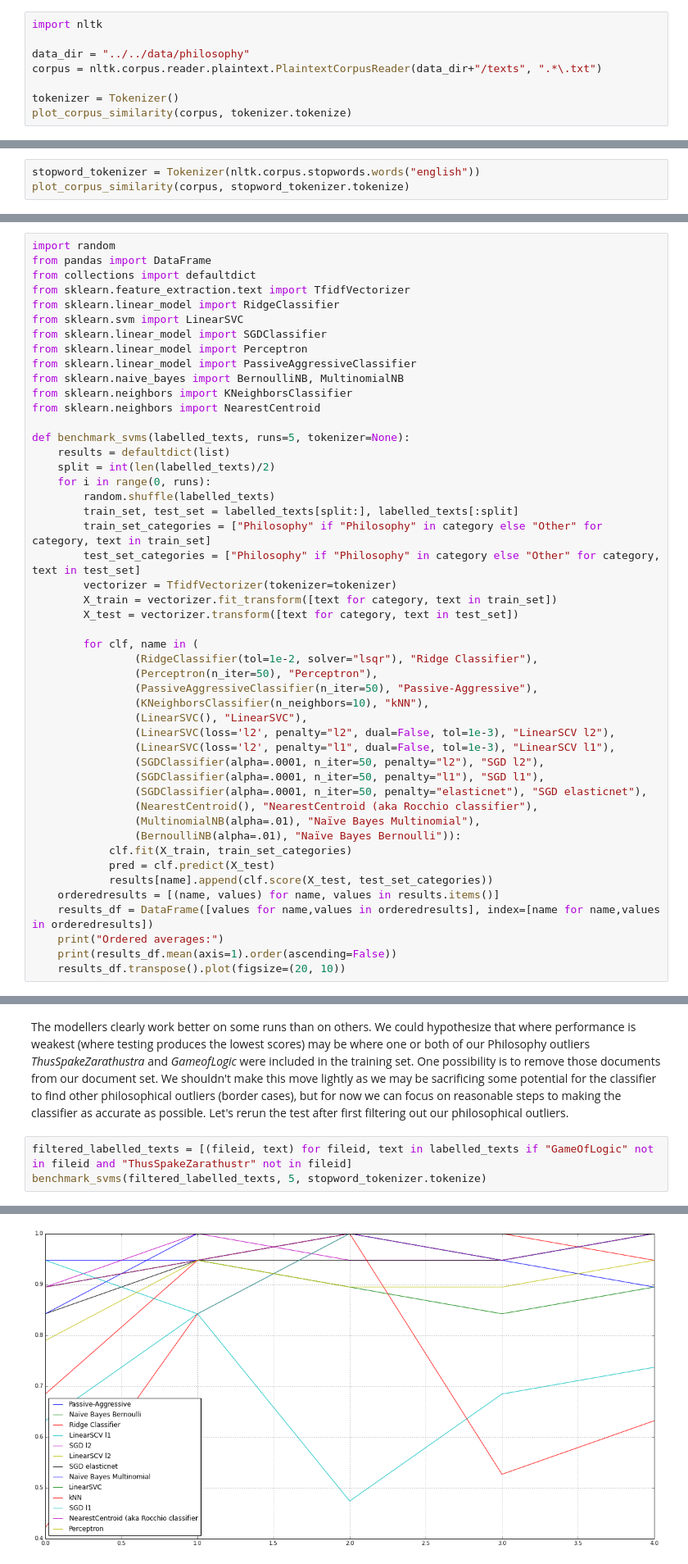
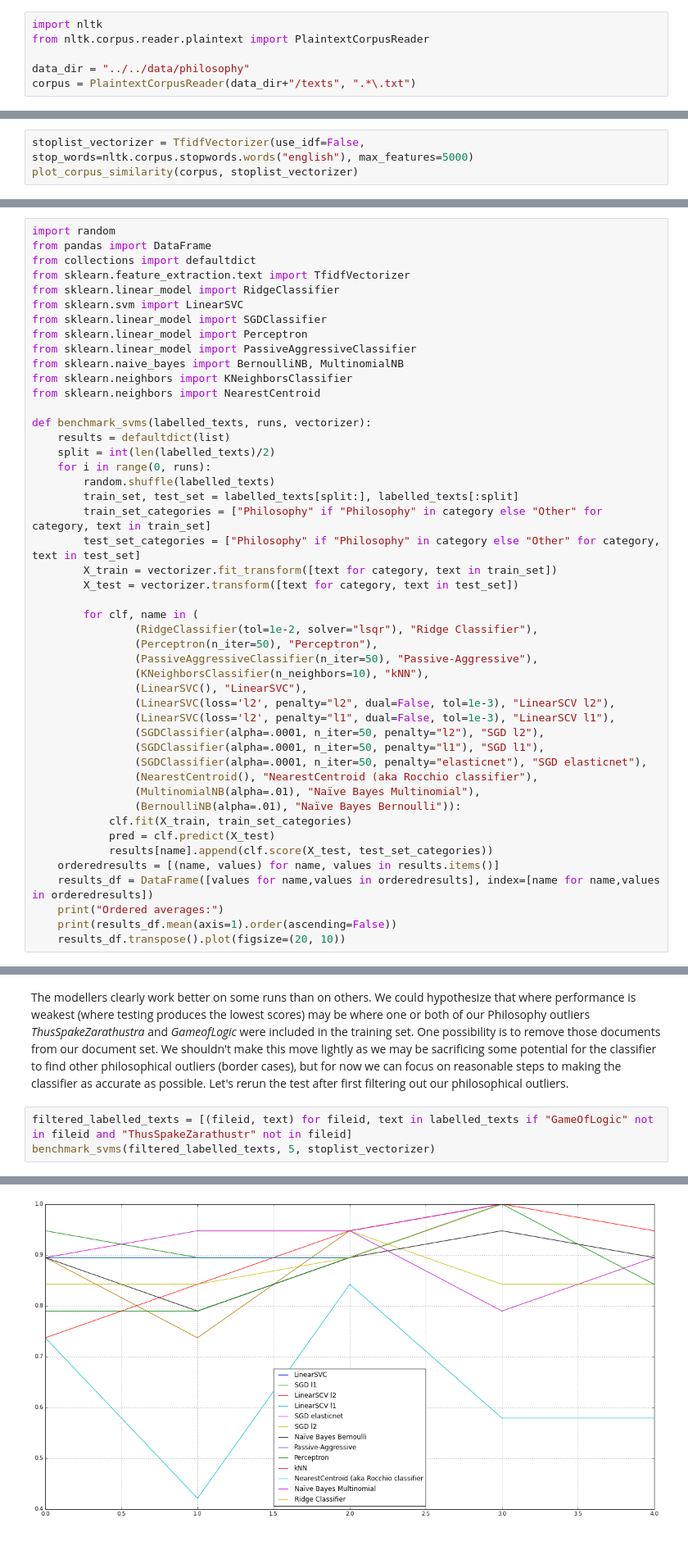
Before and after one commit to htrc/ACS-TT, a Jupyter notebook: tools/notebooks/ClassifyingPhilosophicalText.ipynb, the cells around one changed output, grey strips where cells are left out. Shown at 82% size. Drawn from its saved outputs; the diff is of its cells as text.

```diff
--- a/tools/notebooks/ClassifyingPhilosophicalText.ipynb
+++ b/tools/notebooks/ClassifyingPhilosophicalText.ipynb
@@ -74,8 +60,6 @@ We'll begin by loading our corpus (all the plain text file in the data/philosoph
 # %%
 import nltk
+from nltk.corpus.reader.plaintext import PlaintextCorpusReader
 
 data_dir = "../../data/philosophy"
-corpus = nltk.corpus.reader.plaintext.PlaintextCorpusReader(data_dir+"/texts", ".*\.txt")
-
-tokenizer = Tokenizer()
-plot_corpus_similarity(corpus, tokenizer.tokenize)
+corpus = PlaintextCorpusReader(data_dir+"/texts", ".*\.txt")
@@ -93,4 +82,4 @@ Let's repeat the experience now using English stopwords – this will remove com
 # %%
-stopword_tokenizer = Tokenizer(nltk.corpus.stopwords.words("english"))
-plot_corpus_similarity(corpus, stopword_tokenizer.tokenize)
+stoplist_vectorizer = TfidfVectorizer(use_idf=False, stop_words=nltk.corpus.stopwords.words("english"), max_features=5000)
+plot_corpus_similarity(corpus, stoplist_vectorizer)
 # %% [output]
@@ -155,7 +142,7 @@ from sklearn.naive_bayes import BernoulliNB, MultinomialNB
 from sklearn.neighbors import KNeighborsClassifier
 from sklearn.neighbors import NearestCentroid
 
-def benchmark_svms(labelled_texts, runs=5, tokenizer=None):
+def benchmark_svms(labelled_texts, runs, vectorizer):
     results = defaultdict(list)
     split = int(len(labelled_texts)/2)
     for i in range(0, runs):
@@ -163,7 +150,6 @@ def benchmark_svms(labelled_texts, runs=5, tokenizer=None):
         train_set, test_set = labelled_texts[split:], labelled_texts[:split]
         train_set_categories = ["Philosophy" if "Philosophy" in category else "Other" for category, text in train_set]
         test_set_categories = ["Philosophy" if "Philosophy" in category else "Other" for category, text in test_set]
-        vectorizer = TfidfVectorizer(tokenizer=tokenizer)
         X_train = vectorizer.fit_transform([text for category, text in train_set])
         X_test = vectorizer.transform([text for category, text in test_set])
 
@@ -221,6 +207,6 @@ Those scores are pretty good – scores in the .96 range are indicating that ov
 The modellers clearly work better on some runs than on others. We could hypothesize that where performance is weakest (where testing produces the lowest scores) may be where one or both of our Philosophy outliers _ThusSpakeZarathustra_ and _GameofLogic_ were included in the training set. One possibility is to remove those documents from our document set. We shouldn't make this move lightly as we may be sacrificing some potential for the classifier to find other philosophical outliers (border cases), but for now we can focus on reasonable steps to making the classifier as accurate as possible. Let's rerun the test after first filtering out our philosophical outliers.
 # %%
 filtered_labelled_texts = [(fileid, text) for fileid, text in labelled_texts if "GameOfLogic" not in fileid and "ThusSpakeZarathustr" not in fileid]
-benchmark_svms(filtered_labelled_texts, 5, stopword_tokenizer.tokenize)
+benchmark_svms(filtered_labelled_texts, 5, stoplist_vectorizer)
 # %% [output]
 Ordered averages:
@@ -240,3 +226,3 @@ LinearSCV l1                               0.673684
 dtype: float64
-[figure, old version]
+[figure, new version]
 # %% [markdown]
```
Also changed, not shown: parts of 21 cells of this notebook, 40 other files.
